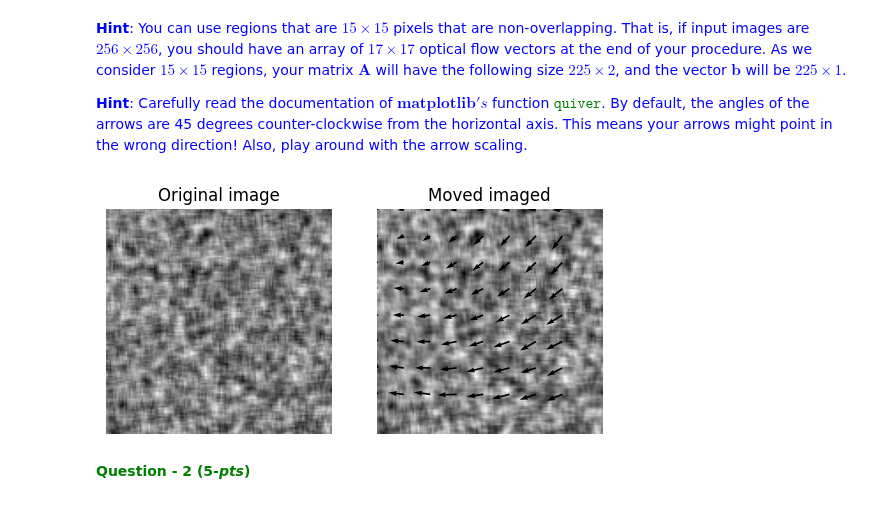
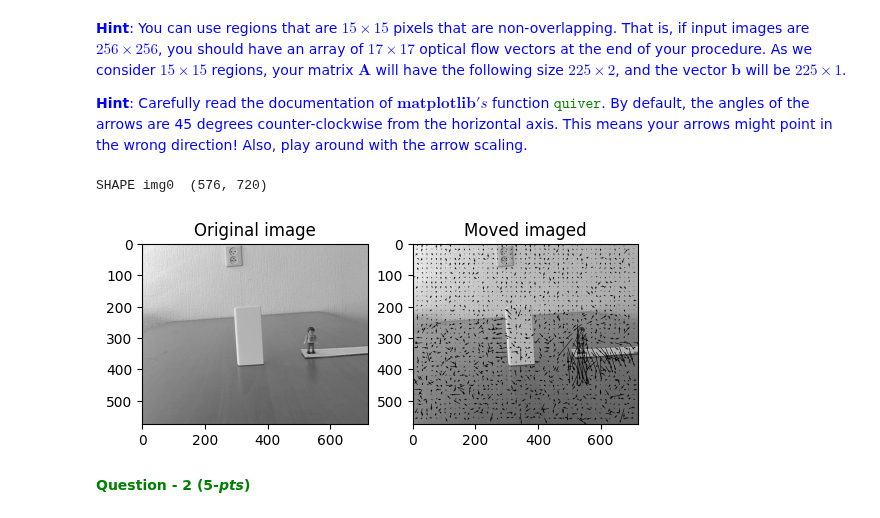
Before and after one commit to kerkeruil/CV1_lab3, a Jupyter notebook: Lab_Assignment3.ipynb, the cells around one changed output. Saved outputs shown, nothing was run; the diff lists cells and outputs as text; code cells hidden in the pictures.

```diff
--- a/Lab_Assignment3.ipynb
+++ b/Lab_Assignment3.ipynb
@@ -336,7 +336,7 @@ def plot_images(images, titles, rows, columns):
         ax = fig.add_subplot(rows, columns, i+1)
         ax.imshow(image, cmap='gray')
         ax.title.set_text(title)
-        ax.axis("off")
+#         ax.axis("off")
 # %%
 def split_image(img, region_size):
     if len(img.shape) is not 2:
@@ -400,47 +400,57 @@ def estimate_optical_flow(img0, img1, region_size, visualize=True):
     m_regions = img0.shape[1]//region_size
 
 
-    y,x = np.meshgrid(np.arange(0, n_regions*region_size, region_size), np.arange(0, m_regions*region_size, region_size))
-    y_dir = gradients[:,0].reshape(n_regions, m_regions)
-    x_dir = gradients[:,1].reshape(n_regions, m_regions)
+    x,y = np.meshgrid(np.arange(0, n_regions*region_size, region_size), np.arange(0, m_regions*region_size, region_size))
+    x_dir = gradients[:,0].reshape(n_regions, m_regions).T
+    y_dir = gradients[:,1].reshape(n_regions, m_regions).T
+
+#     print("xshape", x.shape)
+#     print("yshape", y.shape)
+#     print(x)
+#     print()
+#     print(y)
+#     print("xdir", x_dir.shape)
+#     print("ydir", y_dir.shape)
 
     if visualize:
         plot_images([img0, img1], ["Original image", "Moved imaged"], 1, 2)
-        plt.quiver(x, y, x_dir, y_dir, angles="xy")
+        plt.quiver(y, x, y_dir, x_dir, angles="xy")
         plt.show()
 
     return x, y, x_dir, y_dir
 # %%
 def print_optical_flow(img_name0, img_name1, regions_size):
     # Load in images
     path = "data/"
 
     img0 = cv2.imread(path + img_name0)
     img1 = cv2.imread(path + img_name1)
 
     img0 = cv2.cvtColor(img0, cv2.COLOR_BGR2GRAY).astype('float32')
     img1 = cv2.cvtColor(img1, cv2.COLOR_BGR2GRAY).astype('float32')
 
+    print("SHAPE img0 ", img0.shape)
     _ = estimate_optical_flow(img0, img1, region_size)
 
 
 # Set variables
 sph1 = "sphere1.ppm"
 sph2 = "sphere2.ppm"
 
 syn1 = "synth1.pgm"
 syn2 = "synth2.pgm"
 
 mon1 = "monkaa1.png"
 mon2 = "monkaa2.png"
 region_size = 15
 
 # print_optical_flow(sph1, sph2, region_size)
-print_optical_flow(syn1, syn2, region_size)
+# print_optical_flow(syn1, syn2, region_size)
 # print_optical_flow(mon1, mon2, region_size)
-# print_optical_flow("toy/00000001.jpg", "toy/00000002.jpg", region_size)
+print_optical_flow("toy/00000001.jpg", "toy/00000002.jpg", region_size)
 # %% [output]
+SHAPE img0  (576, 720)
-[figure, old version]
+[figure, new version]
 # %% [markdown]
 **<font color=green > Question - 2 (5-*pts*)**
 # %% [markdown]
```
Also changed, not shown: parts of 2 cells of this notebook.
